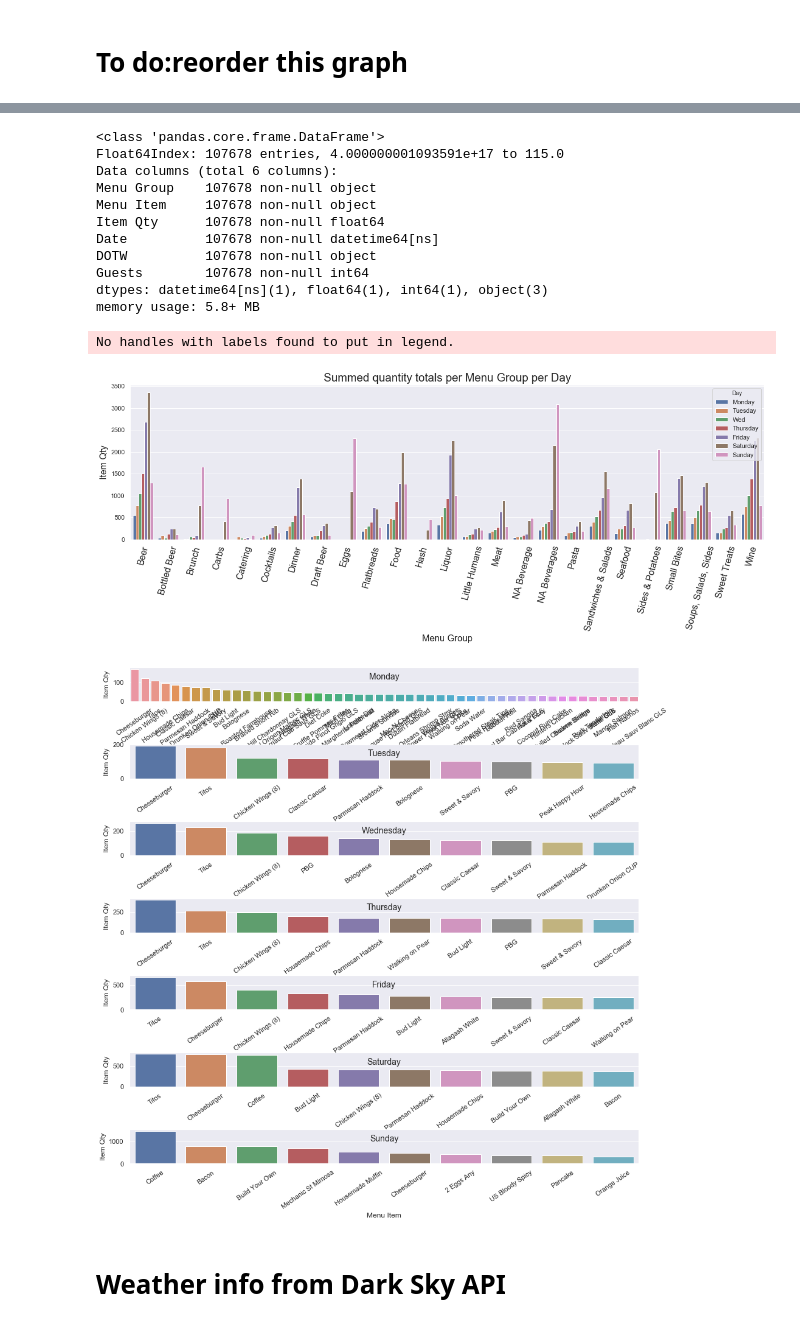
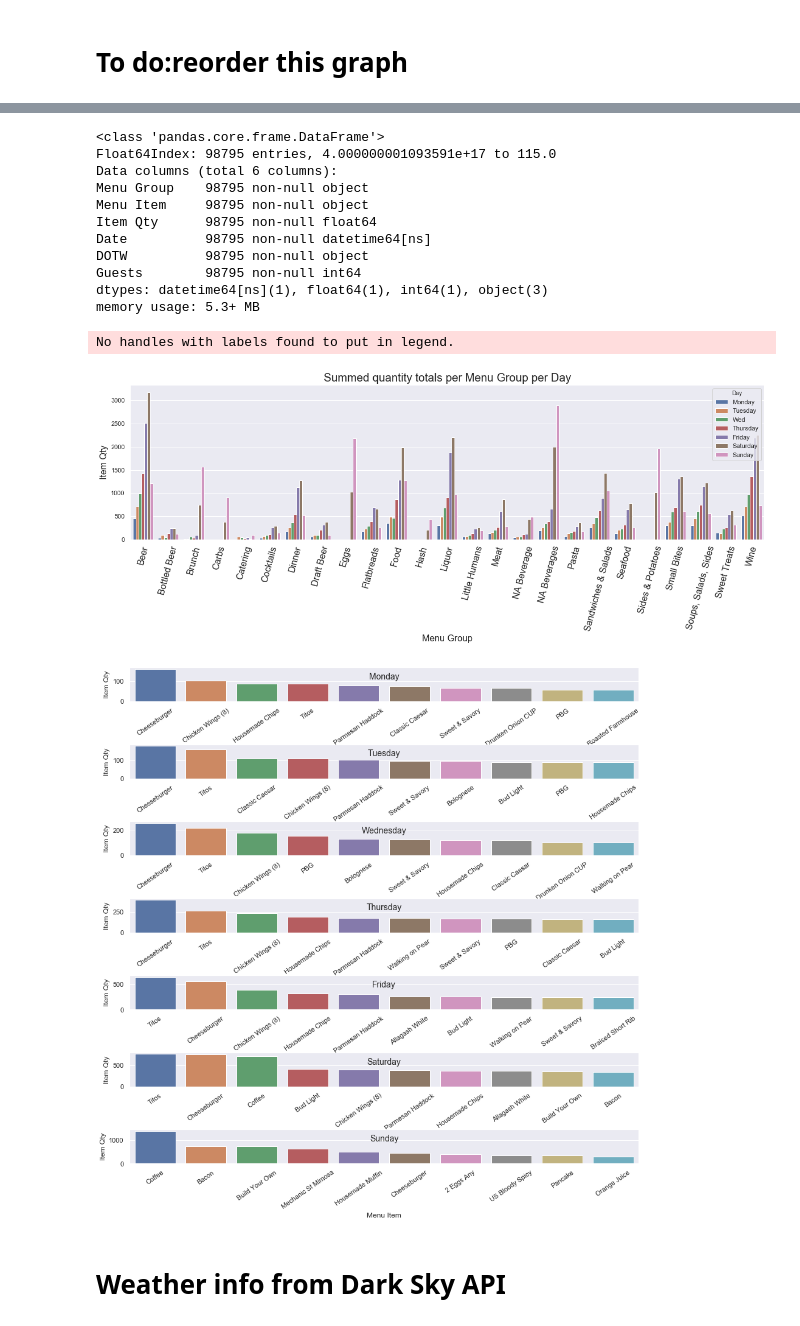
Before and after one commit to harr1582/Restaurant-Data-Project, a Jupyter notebook: Restaurant Preprocessing.ipynb, the cells around one changed output, grey strips where cells are left out. Cells and saved outputs as stored; diff of their text form; code cells hidden in the pictures.

```diff
--- a/Restaurant Preprocessing.ipynb
+++ b/Restaurant Preprocessing.ipynb
@@ -34,8 +34,6 @@ guest_count = [199,367,
               287,35,64,101,147,190,243,
               395,81,173,112,123,239,169,
               153,88,76,127,154,133,259,
-              252,58,115,89,0,89,231,
-              182,42,78,77,128,159,229,
-              390,80]
+              252]
 len(guest_count)
 # %% [output]
@@ -281,16 +279,16 @@ all_data = all_data[all_data['Menu Group']!='Brunch Small Bites']
 all_data.info()
 # %% [output]
 <class 'pandas.core.frame.DataFrame'>
-Float64Index: 107678 entries, 4.000000001093591e+17 to 115.0
+Float64Index: 98795 entries, 4.000000001093591e+17 to 115.0
 Data columns (total 6 columns):
-Menu Group    107678 non-null object
-Menu Item     107678 non-null object
-Item Qty      107678 non-null float64
-Date          107678 non-null datetime64[ns]
-DOTW          107678 non-null object
-Guests        107678 non-null int64
+Menu Group    98795 non-null object
+Menu Item     98795 non-null object
+Item Qty      98795 non-null float64
+Date          98795 non-null datetime64[ns]
+DOTW          98795 non-null object
+Guests        98795 non-null int64
 dtypes: datetime64[ns](1), float64(1), int64(1), object(3)
-memory usage: 5.8+ MB
+memory usage: 5.3+ MB
 # %%
 Monday = all_data[all_data['DOTW'] == 'Monday']
 Tuesday = all_data[all_data['DOTW'] == 'Tuesday']
@@ -336,9 +334,9 @@ sns.barplot(x = 'Menu Group', y = 'Item Qty', hue = 'Day', data = cat_merge)
 plt.show()
 # %% [output]
 No handles with labels found to put in legend.
-[figure, old version]
+[figure, new version]
 # %%
-Mon_grp =Monday['Item Qty'].groupby(Monday['Menu Item']).sum().sort_values(ascending=False).reset_index()[:50]
+Mon_grp =Monday['Item Qty'].groupby(Monday['Menu Item']).sum().sort_values(ascending=False).reset_index()[:10]
 Mon_grp['Day'] = 'Monday'
 
 Tues_grp =Tuesday['Item Qty'].groupby(Tuesday['Menu Item']).sum().sort_values(ascending=False).reset_index()[:10]
@@ -374,34 +372,34 @@ ax = sns.barplot(x='Menu Item', y='Item Qty', data=Tues_grp)
 ax.text(.5,.65,'Tuesday', horizontalalignment='center', transform=ax.transAxes, fontsize = 14)
 plt.xticks(rotation = 35)
 
 plt.subplot(7,1,3)
 ax = sns.barplot(x='Menu Item', y='Item Qty', data=Wed_grp)
 ax.text(.5,.65,'Wednesday', horizontalalignment='center', transform=ax.transAxes, fontsize = 14)
 plt.xticks(rotation = 35)
 
 plt.subplot(7,1,4)
 ax = sns.barplot(x='Menu Item', y='Item Qty', data=Thurs_grp)
 ax.text(.5,.65,'Thursday', horizontalalignment='center', transform=ax.transAxes, fontsize = 14)
 plt.xticks(rotation = 35)
 
 plt.subplot(7,1,5)
 ax = sns.barplot(x='Menu Item', y='Item Qty', data=Fri_grp)
 ax.text(.5,.65,'Friday', horizontalalignment='center', transform=ax.transAxes, fontsize = 14)
 plt.xticks(rotation = 35)
 
 plt.subplot(7,1,6)
 ax = sns.barplot(x='Menu Item', y='Item Qty', data=Sat_grp)
 ax.text(.5,.65,'Saturday', horizontalalignment='center', transform=ax.transAxes, fontsize = 14)
 plt.xticks(rotation = 35)
 
 plt.subplot(7,1,7)
 ax = sns.barplot(x='Menu Item', y='Item Qty', data=Sun_grp)
 ax.text(.5,.65,'Sunday', horizontalalignment='center', transform=ax.transAxes, fontsize = 14)
 plt.xticks(rotation = 35)
 
 plt.show()
 # %% [output]
-[figure, old version]
+[figure, new version]
 # %% [markdown]
 # Weather info from Dark Sky API
 # %%
```
Also changed, not shown: parts of 23 cells of this notebook.
